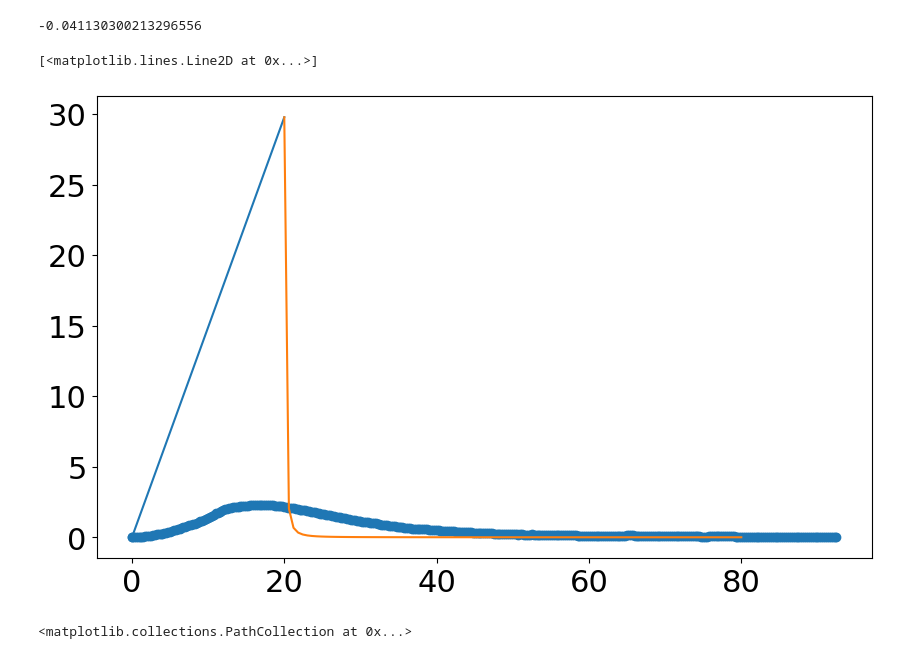
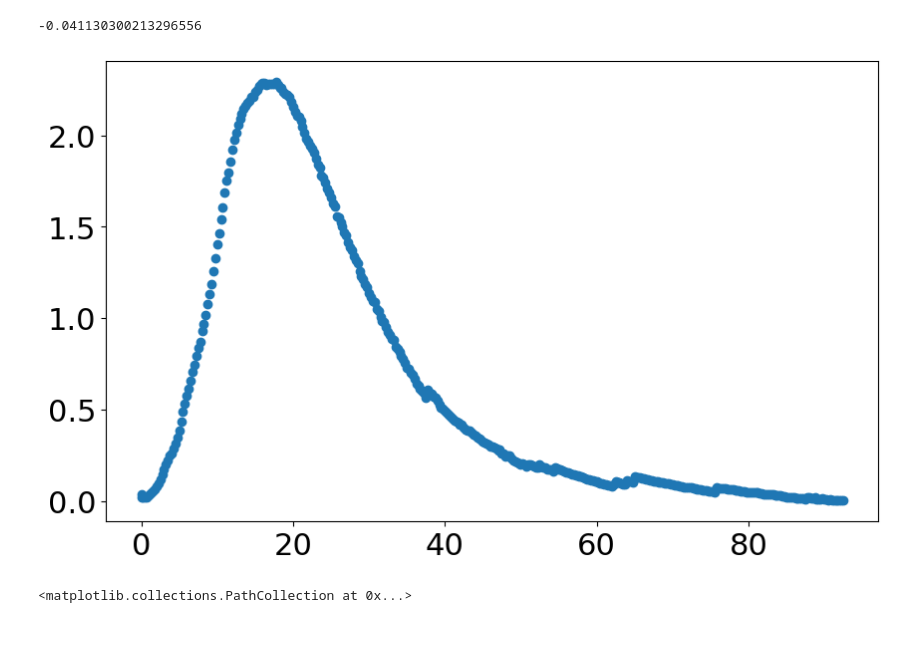
Before and after one commit to seanwhite674/Sustainability-Project, a Jupyter notebook: SusProjectClean.ipynb, the cells around one changed output. Saved outputs shown, nothing was run; the diff lists cells and outputs as text; code cells hidden in the pictures.

```diff
--- a/SusProjectClean.ipynb
+++ b/SusProjectClean.ipynb
@@ -334,14 +334,13 @@ avgstart = df["peakAvg_start"][:485]
 # %%
 plt.scatter(t,avgstart)
 tend1 = 20
 tend2 = 80
 t1 = np.linspace(0,tend1,100)
 t2 = np.linspace(tend1,tend2,100)
-plt.plot(t1,np.abs(Qrain(t1,C)))
-plt.plot(t2,np.abs(QDrought(t2,D,Afind(tend1,C,D))))
+#plt.plot(t1,np.abs(Qrain(t1,C)))
+#plt.plot(t2,np.abs(QDrought(t2,D,Afind(tend1,C,D))))
 # %% [output]
-[<matplotlib.lines.Line2D at 0x...>]
-[figure, old version]
+[figure, new version]
 # %%
 t = df["Time"][485:783]
 avgstart = df["peakAvg_start"][485:783]
```
